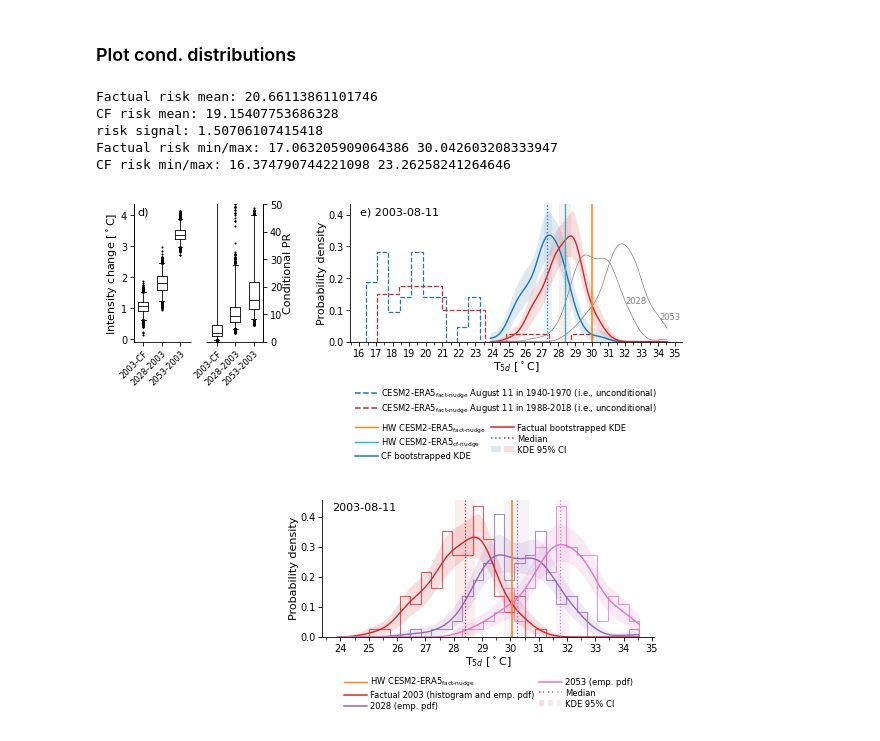
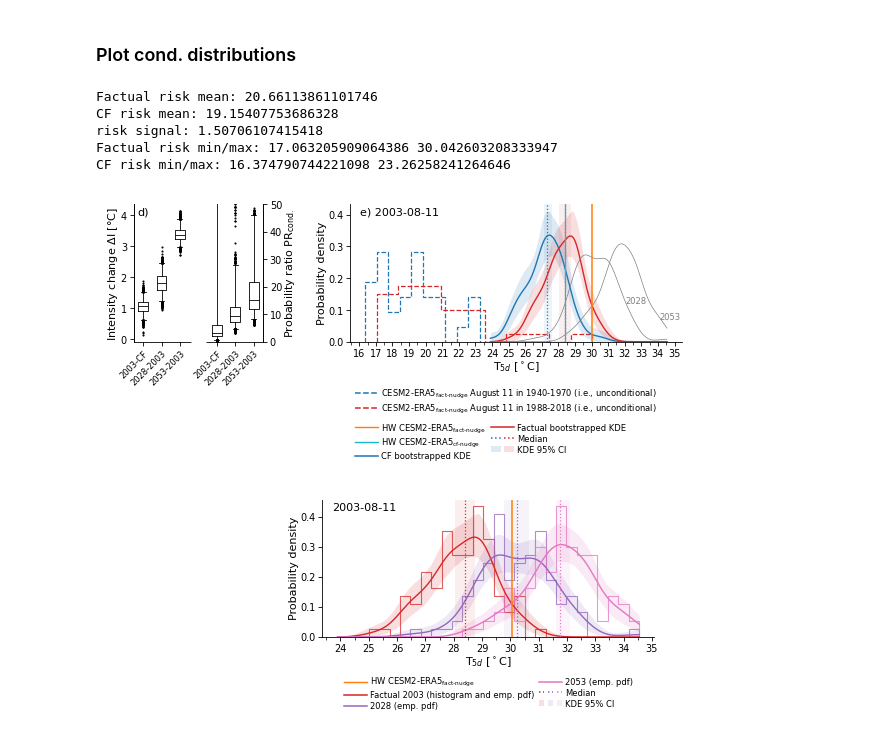
Before and after one commit to Motte12/Towards-a-distributional-autoencoder-for-climate-counterfactuals, a Jupyter notebook: src/analysis/2028_2053_ERA5_attribution_analysis.ipynb, the cells around one changed output. Cells and saved outputs as stored; diff of their text form; code cells hidden in the pictures.

```diff
--- a/src/analysis/2028_2053_ERA5_attribution_analysis.ipynb
+++ b/src/analysis/2028_2053_ERA5_attribution_analysis.ipynb
@@ -1700,7 +1724,8 @@ ax1.boxplot(
 )
 
 ax1.set_ylabel(
-    r"Intensity change [$^\circ$C]",
+    #r"Intensity change [$^\circ$C]",
+    "Intensity change " + r"$\mathrm{\Delta I}$ [°C]",
     labelpad=0.5,
 )
 
@@ -1740,8 +1765,9 @@ ax2.boxplot(
 )
 
 ax2.set_ylabel(
-    "Conditional PR",
-    labelpad=0.5,
+    #"Conditional PR",
+    "Probability ratio " + r"$\mathrm{PR_{cond.}}$",
+    labelpad=0.8,
 )
 
 ax2.tick_params(
@@ -2111,39 +2137,39 @@ legend2 = ax.legend(
     handlelength=2.8,
     handletextpad=0.35,
     borderaxespad=0.15,
     labelspacing=0.22,
     columnspacing=0.55,
     ncol=2,
     fontsize=TINY_FONT_SIZE,
 )
 
 # ---------------------------------------------------------------------
 # Final layout
 # ---------------------------------------------------------------------
 fig.subplots_adjust(
     left=0.075,
     right=0.985,
     bottom=0.20,
     top=0.96,
 )
 
 # ---------------------------------------------------------------------
 # Save
 # ---------------------------------------------------------------------
-#fig.savefig(
-#     f"{standardization}_Figure04e_updated.pdf",
-#     bbox_inches="tight",
-#     pad_inches=0.01,
-#)
+fig.savefig(
+     f"{standardization}_Figure04e_updated.pdf",
+     bbox_inches="tight",
+     pad_inches=0.01,
+)
 
 plt.show()
 # %% [output]
 Factual risk mean: 20.66113861101746
 CF risk mean: 19.15407753686328
 risk signal: 1.50706107415418
 Factual risk min/max: 17.063205909064386 30.042603208333947
 CF risk min/max: 16.374790744221098 23.26258241264646
-[figure, old version]
+[figure, new version]
 # %%
 # updated figure SI
 
```
Also changed, not shown: parts of 1 cell of this notebook, 3 other files.
